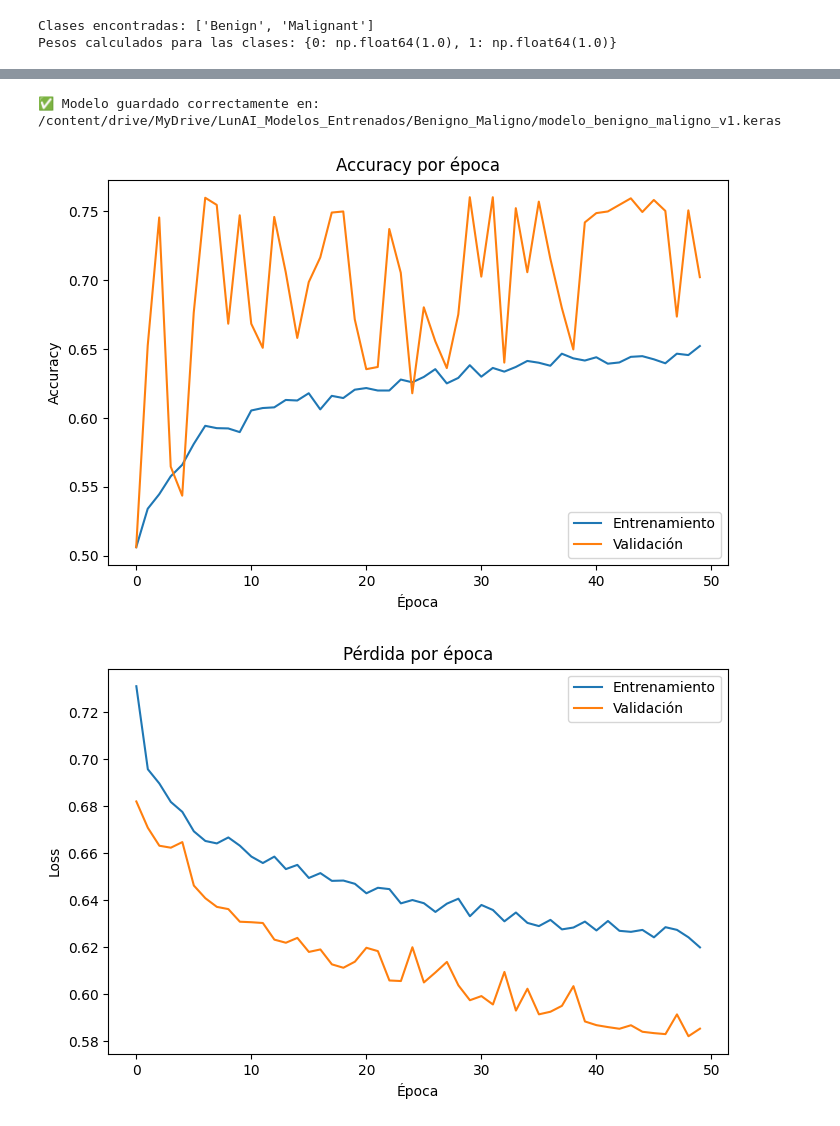
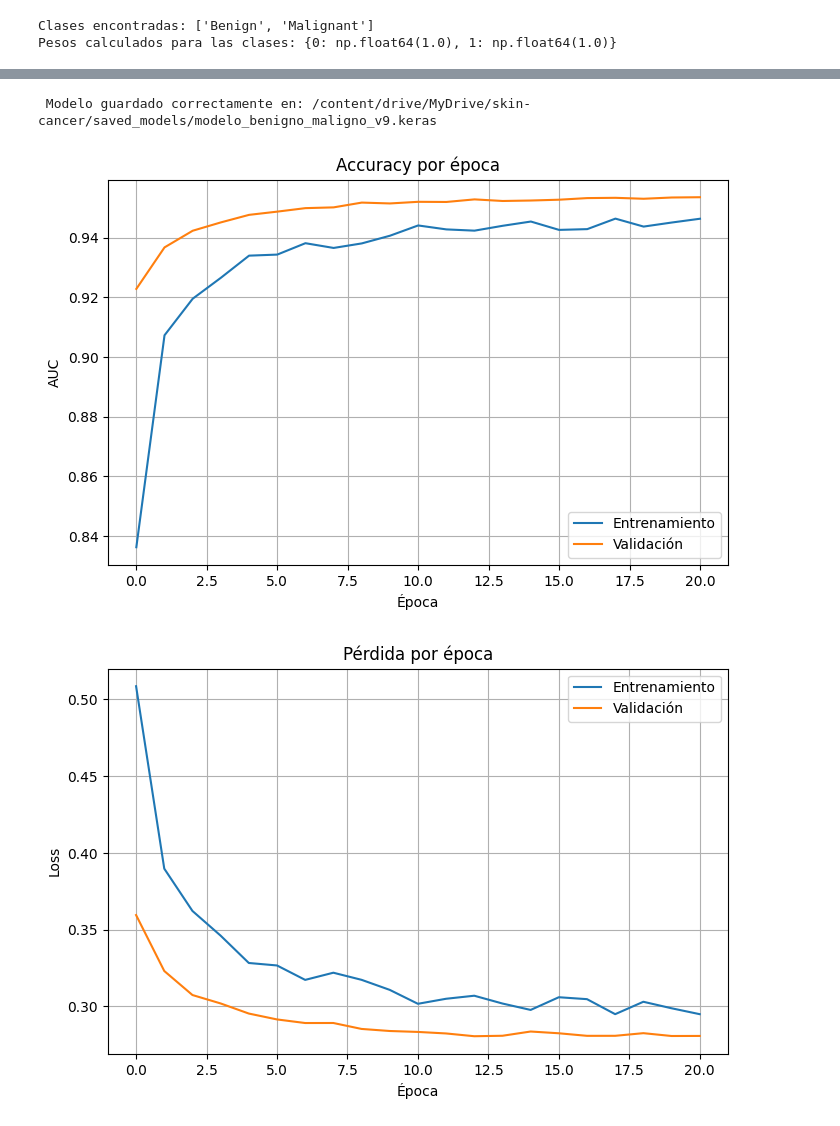
Before and after one commit to LucasCh12/LunAI, a Jupyter notebook: engine/training/benigno_maligno/Training_Benigno_Maligno.ipynb, the cells around one changed output, grey strips where cells are left out. Drawn from its saved outputs; the diff is of its cells as text; code cells hidden in the pictures.

Commit message:
Nuevo modelo entrenado benigno/maligno v1.0

```diff
--- a/engine/training/benigno_maligno/Training_Benigno_Maligno.ipynb
+++ b/engine/training/benigno_maligno/Training_Benigno_Maligno.ipynb
@@ -66 +63,6 @@ test_data = test_data.prefetch(buffer_size=AUTOTUNE)
+# %%
+# Optimización del pipeline de datos con prefetching
+train_ds = train_ds.prefetch(tf.data.AUTOTUNE)
+val_ds   = val_ds.prefetch(tf.data.AUTOTUNE)
+test_ds  = test_data.prefetch(tf.data.AUTOTUNE)
 # %%
@@ -98,8 +119,0 @@ Downloading data from https://storage.googleapis.com/tensorflow/keras-applicatio
-# %%
-model.compile(
-    optimizer=tf.keras.optimizers.Adam(learning_rate=0.001),
-    loss="binary_crossentropy",
-    metrics=["accuracy"]
-)
-
-model.summary()
@@ -127,0 +120,11 @@ Model: "functional_1"
+# %%
+# Compilamos el modelo con un optimizador AdamW (Con weight decay)
+
+model.compile(
+    optimizer=AdamW(learning_rate=0.0003, weight_decay=0.00001),
+    loss="binary_crossentropy",
+    metrics=["accuracy", AUC(name="auc")]
+)
+
+# Resumen del modelo para ver las capas, como entran y como salen
+model.summary()
@@ -128,14 +153,16 @@ Model: "functional_1"
 # %%
+# EarlyStopping con monitoreo de val_loss
 early_stop = EarlyStopping(
     monitor='val_loss',
     patience=8,
-    restore_best_weights=True,
+    restore_best_weights=True
 )
 
+# ReduceLROnPlateau para jsutar la tasa de aprendizaje cuando la perdida no mejora
 reduce_lr = ReduceLROnPlateau(
     monitor='val_loss',
+    patience=3,
     factor=0.5,
-    patience=4,
-    min_lr=1e-6,
+    min_lr=0.0000001
 )
 # %%
@@ -168,28 +196,33 @@ Epoch 50/50
 # %%
-save_path = "/content/drive/MyDrive/LunAI_Modelos_Entrenados/Benigno_Maligno/modelo_benigno_maligno_v1.keras"
+# Guardamos modelo entrenado (Sin fine-tuning)
+save_path =  "/content/drive/MyDrive/skin-cancer/saved_models/modelo_benigno_maligno_v9.keras"
 os.makedirs(os.path.dirname(save_path), exist_ok=True)
 model.save(save_path)
-print(f"✅ Modelo guardado correctamente en: {save_path}")
+print(f" Modelo guardado correctamente en: {save_path}")
 # %% [output]
-✅ Modelo guardado correctamente en: /content/drive/MyDrive/LunAI_Modelos_Entrenados/Benigno_Maligno/modelo_benigno_maligno_v1.keras
+ Modelo guardado correctamente en: /content/drive/MyDrive/skin-cancer/saved_models/modelo_benigno_maligno_v9.keras
 # %%
+# Grafica de AUC del entrenamiento
 plt.figure(figsize=(8,5))
-plt.plot(history.history['accuracy'], label='Entrenamiento')
-plt.plot(history.history['val_accuracy'], label='Validación')
+plt.plot(history.history['auc'], label='Entrenamiento')
+plt.plot(history.history['val_auc'], label='Validación')
 plt.title("Accuracy por época")
 plt.xlabel("Época")
-plt.ylabel("Accuracy")
+plt.ylabel("AUC")
 plt.legend()
+plt.grid(True)
 plt.show()
 
+# Grafica de loss del entrenamiento
 plt.figure(figsize=(8,5))
 plt.plot(history.history['loss'], label='Entrenamiento')
 plt.plot(history.history['val_loss'], label='Validación')
 plt.title("Pérdida por época")
 plt.xlabel("Época")
 plt.ylabel("Loss")
 plt.legend()
+plt.grid(True)
 plt.show()
 # %% [output]
-[figure, old version]
+[figure, new version]
-[figure, old version]
+[figure, new version]
```
Also changed, not shown: parts of 15 cells of this notebook, 1 other file.
